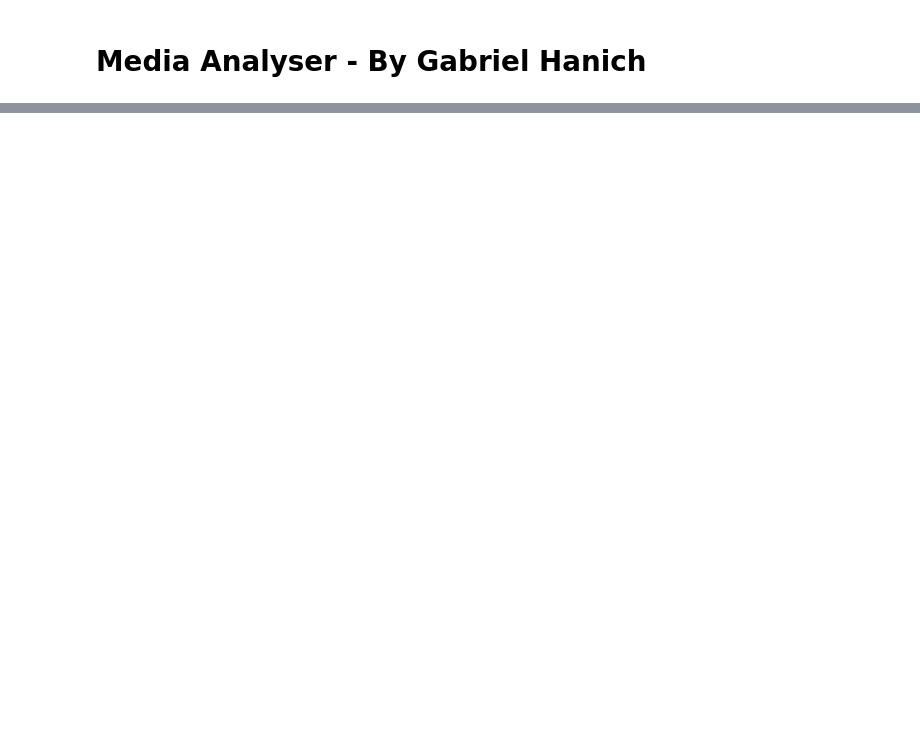
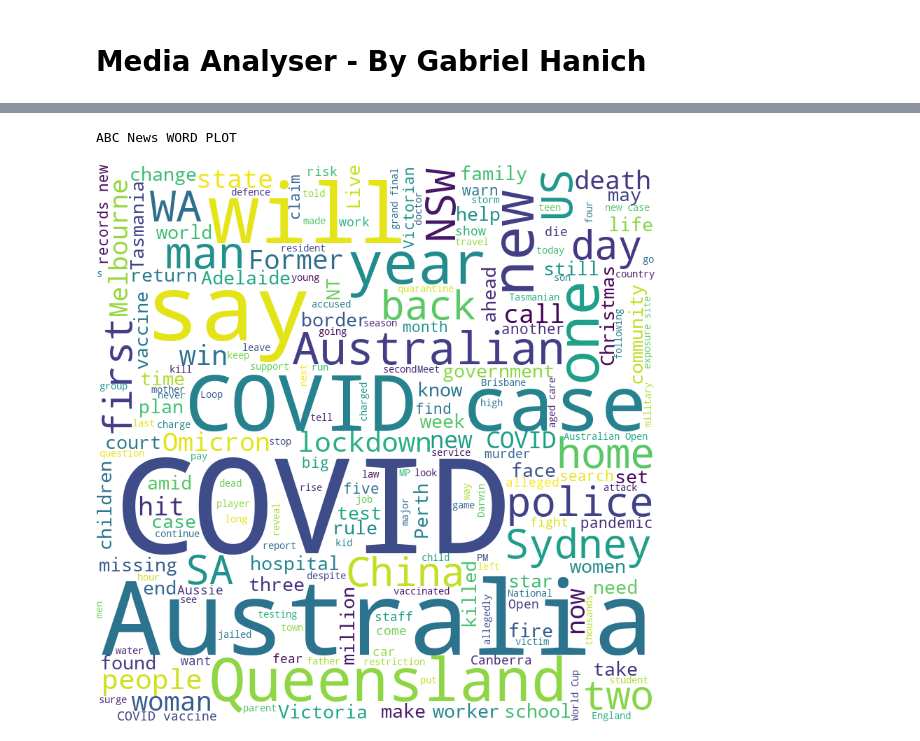
Before and after one commit to gabriel-hanich/Aus-Media-Study, a Jupyter notebook: Analysing/notebooks/Analyser.ipynb, the cells around one changed output, grey strips where cells are left out. Drawn from its saved outputs; the diff is of its cells as text; code cells hidden in the pictures; blank space fills up the shorter version.

```diff
--- a/Analysing/notebooks/Analyser.ipynb
+++ b/Analysing/notebooks/Analyser.ipynb
@@ -168,0 +226,29 @@ ax.legend()
+# %%
+# Create word cloud
+stopwords = set(STOPWORDS)
+
+mediaOutlet = plotOutlets[0]
+articleString = ""
+for thisDate in daterange(startingDate, endDate):
+    strDate = thisDate.strftime("%d/%m/%Y")
+    try:
+        for article in mediaOutlet.dayDict[strDate]:
+            articleString += article["headline"] + " "
+    except KeyError:
+        pass
+wordcloud = WordCloud(width = 800, height = 800,
+            background_color ='white',
+            stopwords = stopwords,
+            min_font_size = 10).generate(articleString)
+
+print(mediaOutlet.name + " WORD PLOT")
+
+plt.figure(figsize = (8, 8), facecolor = None)
+plt.imshow(wordcloud)
+plt.axis("off")
+plt.tight_layout(pad = 0)
+plt.title(mediaOutlet.name)
+plt.show()
+# %% [output]
+ABC News WORD PLOT
+[figure, added]
```
Also changed, not shown: parts of 9 cells of this notebook, 26 other files.
